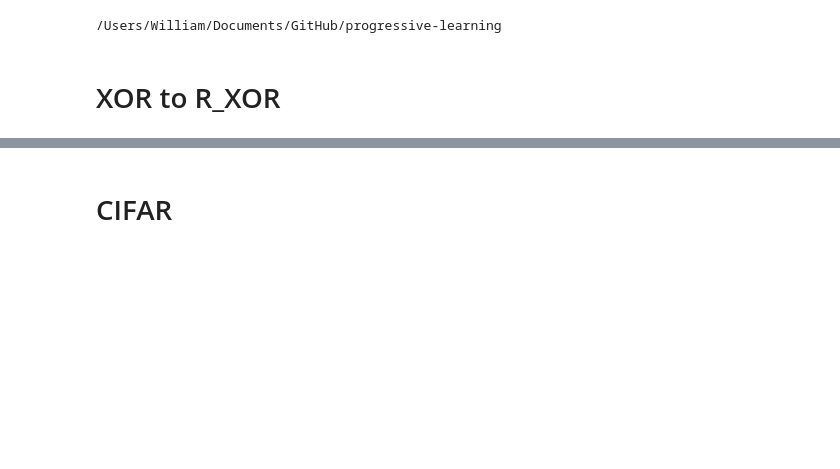
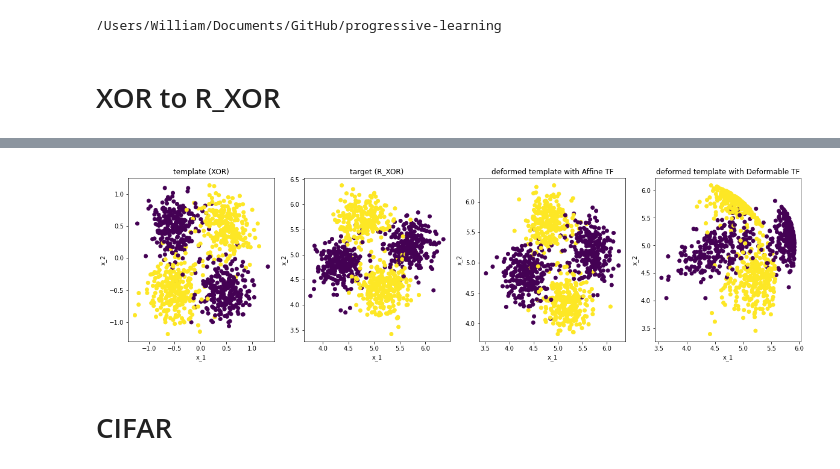
Before and after one commit to williamrxu/ndd-workspace, a Jupyter notebook: cpd_experiment_2.ipynb, the cells around one changed output, grey strips where cells are left out. Cells and saved outputs as stored; diff of their text form; code cells hidden in the pictures; blank space fills up the shorter version.

```diff
--- a/cpd_experiment_2.ipynb
+++ b/cpd_experiment_2.ipynb
@@ -154,3 +178,40 @@ plt.xlabel("x_1"); plt.ylabel("x_2");
+# %%
+#Registration
+template = np.c_[X1, y1]
+target = np.c_[X2, y2]
+
+af_reg = AffineRegistration(X=target, Y=template, max_iterations=50)
+deformed_template_af = af_reg.register(template)
+df_reg = DeformableRegistration(X=target, Y=template, max_iterations=20)
+deformed_template_df = df_reg.register(template)
+# %%
+#plot
+plt.figure(figsize=(20,5))
+plt.subplot(141)
+plt.scatter(X1[:,0], X1[:,1], c=y1)
+plt.title("template (XOR)")
+plt.xlabel("x_1"); plt.ylabel("x_2");
+
+
+plt.subplot(142)
+plt.scatter(X2[:,0], X2[:,1], c=y2)
+plt.title("target (R_XOR)")
+plt.xlabel("x_1"); plt.ylabel("x_2");
+
+z_af = deformed_template_af[0]
+z_df = deformed_template_df[0]
+
+plt.subplot(143)
+plt.scatter(z_af[:,0], z_af[:,1], c=z_af[:,2])
+plt.title("deformed template with Affine TF")
+plt.xlabel("x_1"); plt.ylabel("x_2");
+
+plt.subplot(144)
+plt.scatter(z_df[:,0], z_df[:,1], c=z_df[:,2])
+plt.title("deformed template with Deformable TF")
+plt.xlabel("x_1"); plt.ylabel("x_2");
+# %% [output]
+[figure, added]
 # %% [markdown]
 # CIFAR
 # %%
```
Also changed, not shown: parts of 5 cells of this notebook.
